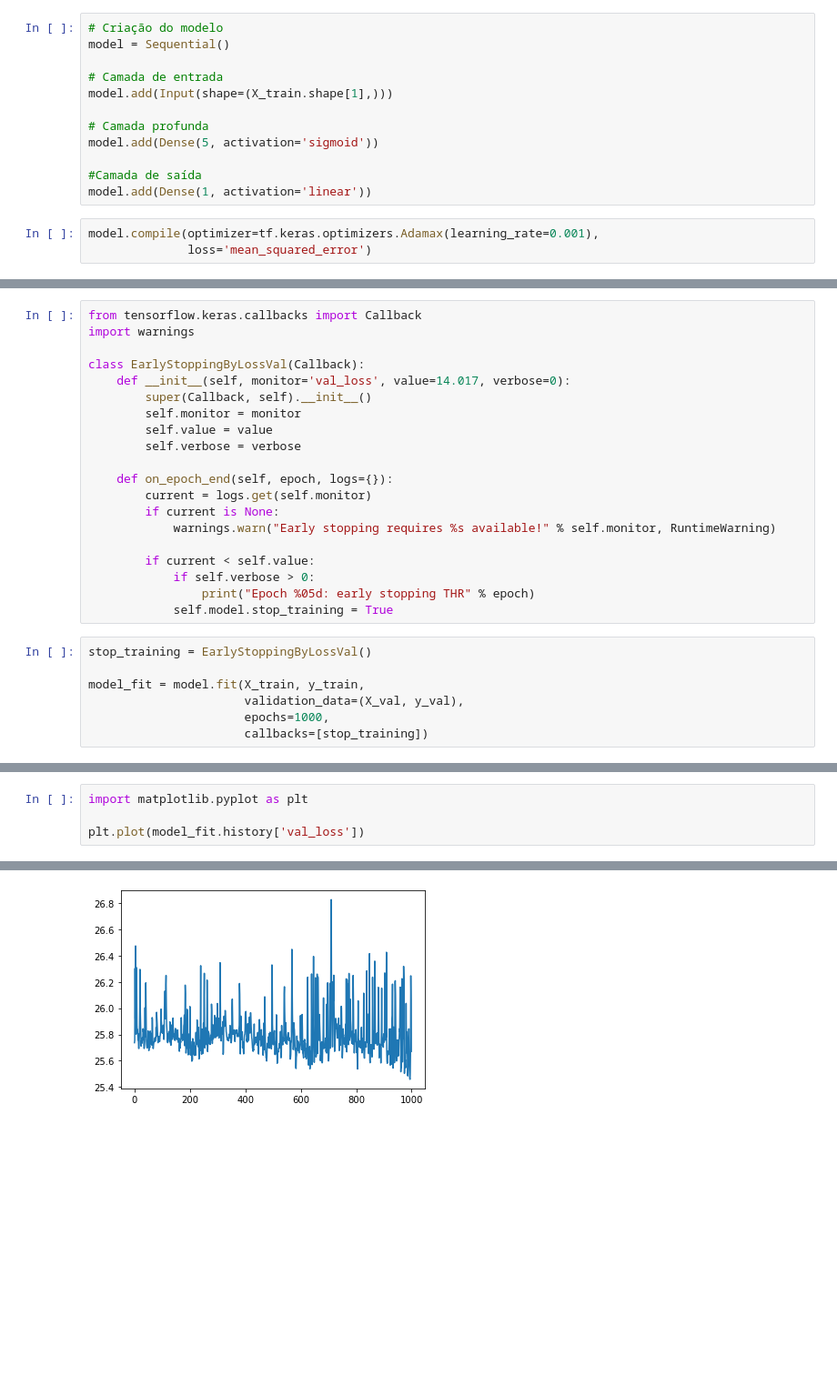
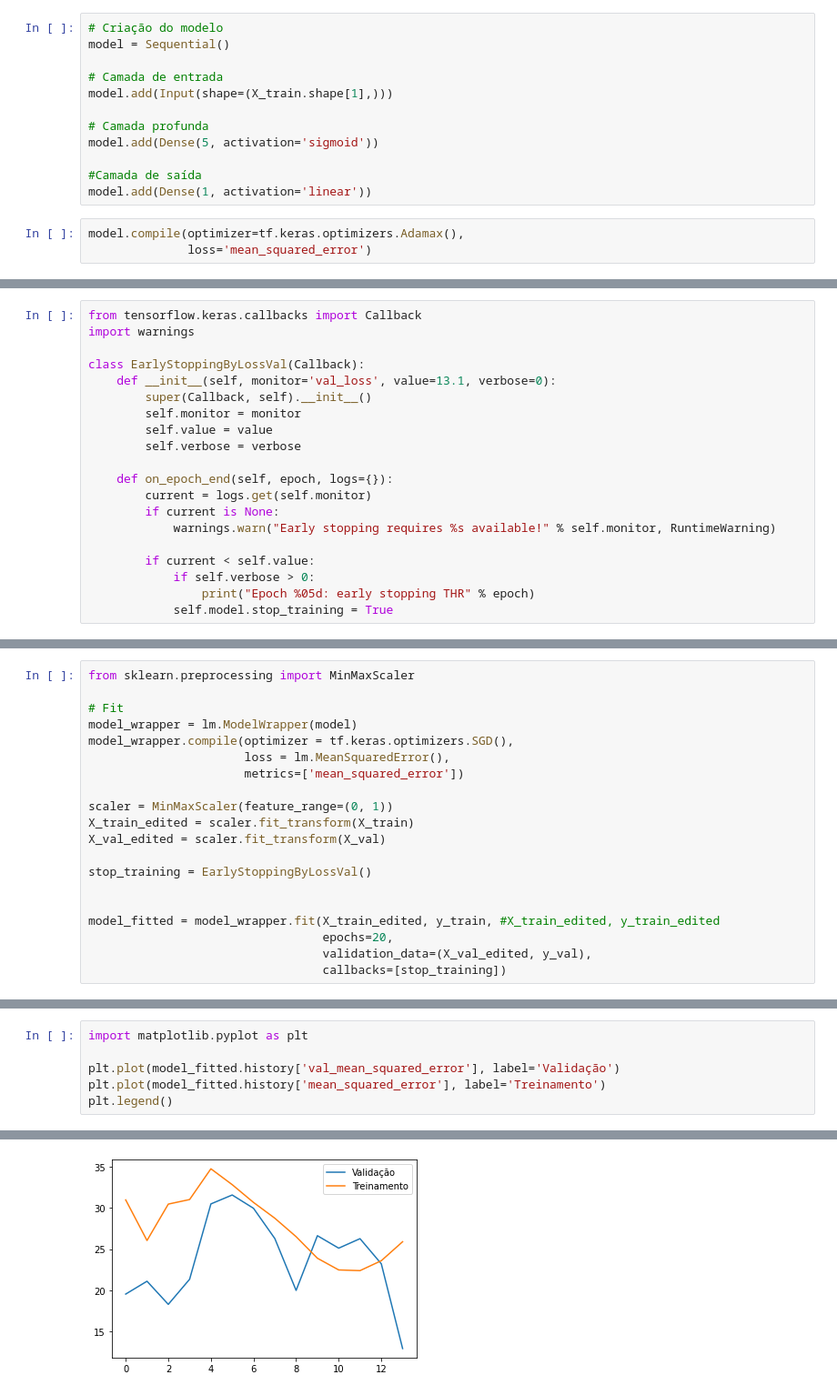
Before and after one commit to PatrickLdA/trabalho_final_IA, a Jupyter notebook: notebook.ipynb, the cells around one changed output, grey strips where cells are left out. Shown: that part at 91% size. Drawn from its saved outputs; the diff is of its cells as text; blank space fills up the shorter version.

```diff
--- a/notebook.ipynb
+++ b/notebook.ipynb
@@ -124,5 +124,5 @@ model.add(Dense(5, activation='sigmoid'))
 #Camada de saída
 model.add(Dense(1, activation='linear'))
 # %%
-model.compile(optimizer=tf.keras.optimizers.Adamax(learning_rate=0.001),
+model.compile(optimizer=tf.keras.optimizers.Adamax(),
               loss='mean_squared_error')
@@ -150,7 +131,7 @@ from tensorflow.keras.callbacks import Callback
 import warnings
 
 class EarlyStoppingByLossVal(Callback):
-    def __init__(self, monitor='val_loss', value=14.017, verbose=0):
+    def __init__(self, monitor='val_loss', value=13.1, verbose=0):
         super(Callback, self).__init__()
         self.monitor = monitor
         self.value = value
@@ -165,10 +146,3 @@ class EarlyStoppingByLossVal(Callback):
             if self.verbose > 0:
                 print("Epoch %05d: early stopping THR" % epoch)
             self.model.stop_training = True
-# %%
-stop_training = EarlyStoppingByLossVal()
-
-model_fit = model.fit(X_train, y_train,
-                      validation_data=(X_val, y_val),
-                      epochs=1000,
-                      callbacks=[stop_training])
@@ -196,0 +149,20 @@ dict_keys(['loss', 'val_loss'])
+# %%
+from sklearn.preprocessing import MinMaxScaler
+
+# Fit
+model_wrapper = lm.ModelWrapper(model)
+model_wrapper.compile(optimizer = tf.keras.optimizers.SGD(),
+                      loss = lm.MeanSquaredError(),
+                      metrics=['mean_squared_error'])
+
+scaler = MinMaxScaler(feature_range=(0, 1))
+X_train_edited = scaler.fit_transform(X_train)
+X_val_edited = scaler.fit_transform(X_val)
+
+stop_training = EarlyStoppingByLossVal()
+
+
+model_fitted = model_wrapper.fit(X_train_edited, y_train, #X_train_edited, y_train_edited
+                                 epochs=20,
+                                 validation_data=(X_val_edited, y_val),
+                                 callbacks=[stop_training])
@@ -197,5 +187,7 @@ dict_keys(['loss', 'val_loss'])
 # %%
 import matplotlib.pyplot as plt
 
-plt.plot(model_fit.history['val_loss'])
+plt.plot(model_fitted.history['val_mean_squared_error'], label='Validação')
+plt.plot(model_fitted.history['mean_squared_error'], label='Treinamento')
+plt.legend()
 # %% [output]
@@ -203 +195 @@ plt.plot(model_fit.history['val_loss'])
-[figure, old version]
+[figure, new version]
```
Also changed, not shown: parts of 5 cells of this notebook.
